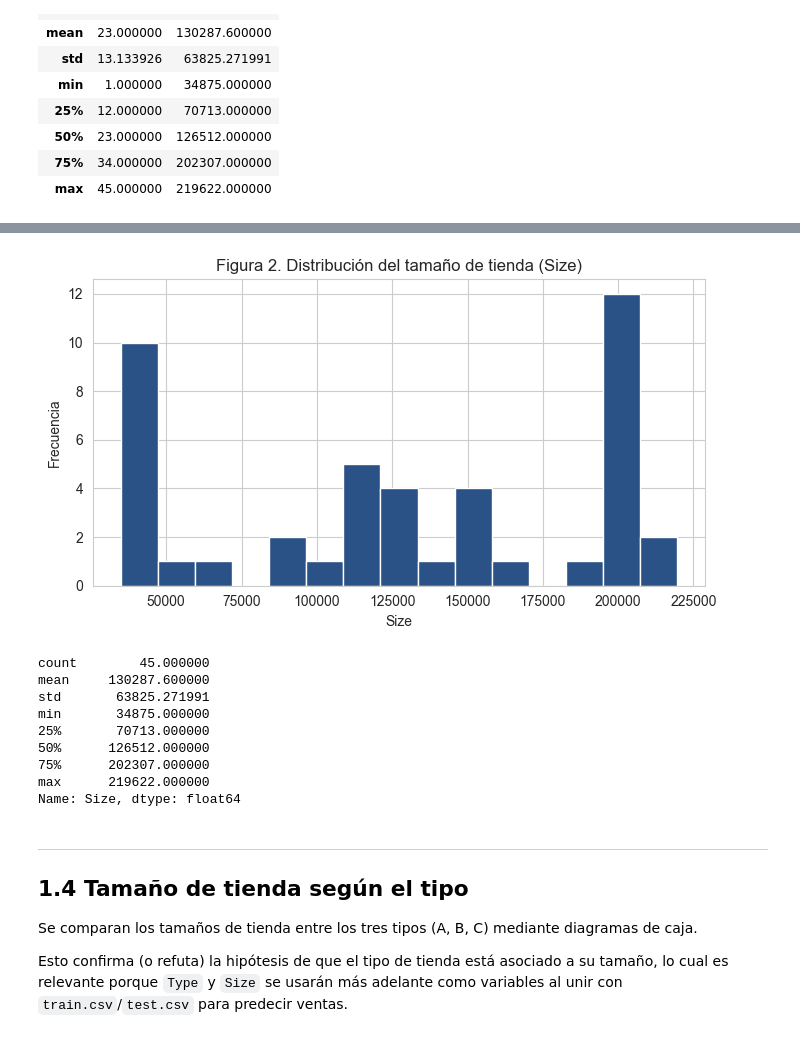
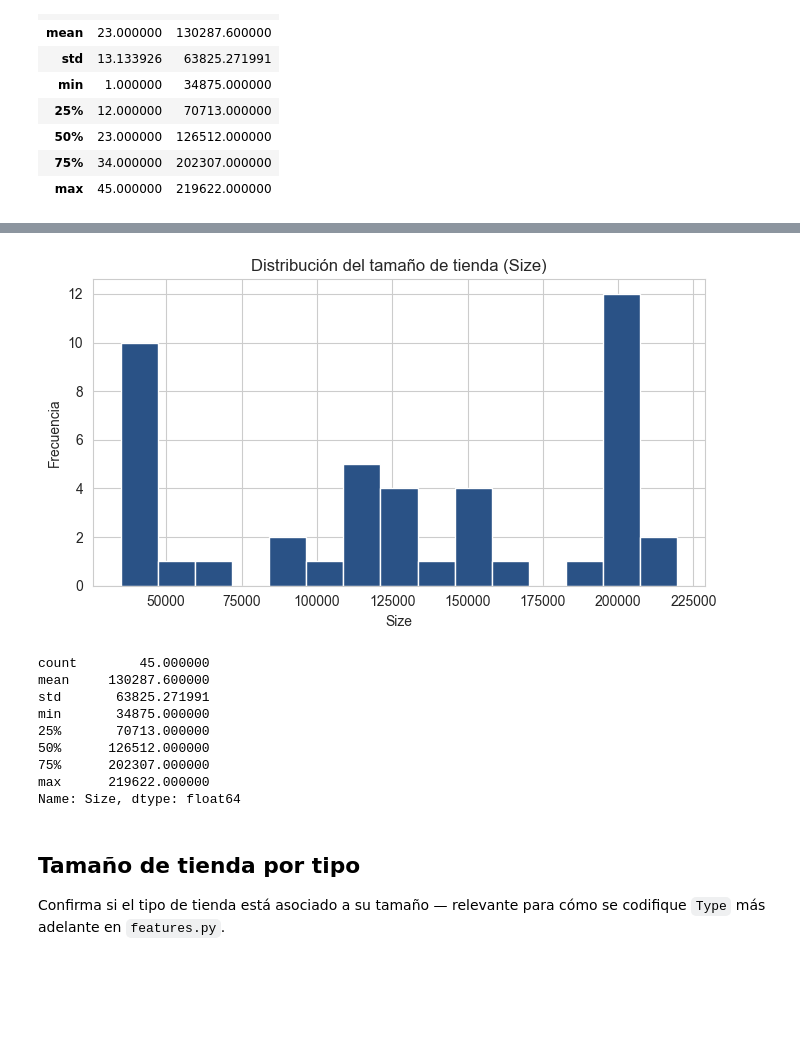
Before and after one commit to Humbert060999/Walmart_project, a Jupyter notebook: notebooks/02_eda_stores.ipynb, the cells around one changed output, grey strips where cells are left out. Drawn from its saved outputs; the diff is of its cells as text; code cells hidden in the pictures; blank space fills up the shorter version.

```diff
--- a/notebooks/02_eda_stores.ipynb
+++ b/notebooks/02_eda_stores.ipynb
@@ -130,15 +116,15 @@ Permite ver si hay tiendas atípicamente grandes o pequeñas antes de analizarla
 # %%
 plt.figure(figsize=(7, 4))
 plt.hist(df["Size"], bins=15, color="#2a5286")
-plt.title("Figura 2. Distribución del tamaño de tienda (Size)")
+plt.title("Distribución del tamaño de tienda (Size)")
 plt.xlabel("Size")
 plt.ylabel("Frecuencia")
 plt.tight_layout()
 plt.show()
 
 print(df["Size"].describe())
 # %% [output]
-[figure, old version]
+[figure, new version]
 count        45.000000
 mean     130287.600000
 std       63825.271991
@@ -149,12 +135,9 @@ min       34875.000000
 max      219622.000000
 Name: Size, dtype: float64
 # %% [markdown]
----
-## 1.4 Tamaño de tienda según el tipo
+## Tamaño de tienda por tipo
 
-Se comparan los tamaños de tienda entre los tres tipos (A, B, C) mediante diagramas de caja.
-
-Esto confirma (o refuta) la hipótesis de que el tipo de tienda está asociado a su tamaño, lo cual es relevante porque `Type` y `Size` se usarán más adelante como variables al unir con `train.csv`/`test.csv` para predecir ventas.
+Confirma si el tipo de tienda está asociado a su tamaño — relevante para cómo se codifique `Type` más adelante en `features.py`.
 # %%
 plt.figure(figsize=(7, 4))
 orden_tipos = sorted(df["Type"].unique())
```
Also changed, not shown: parts of 9 cells of this notebook.
